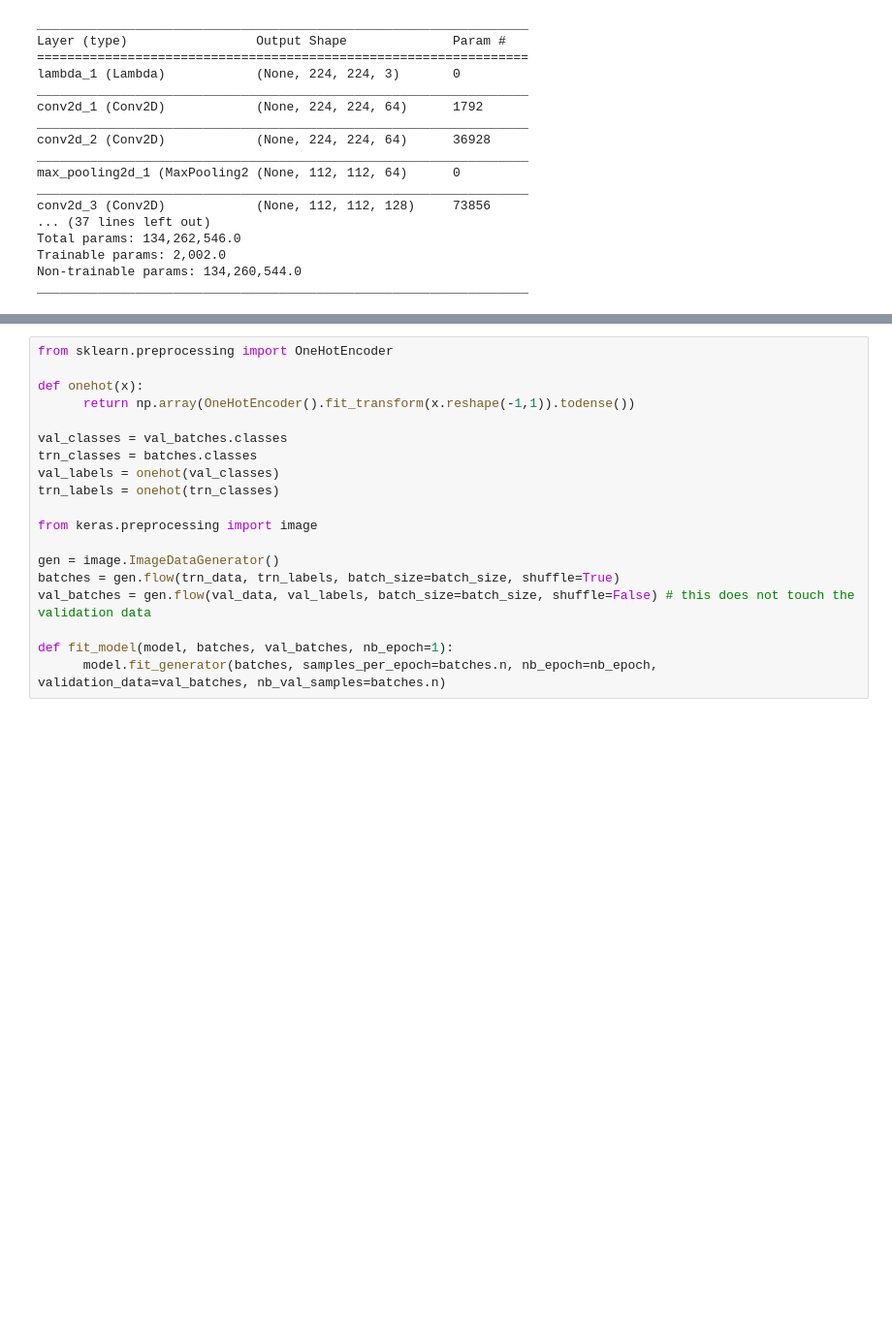
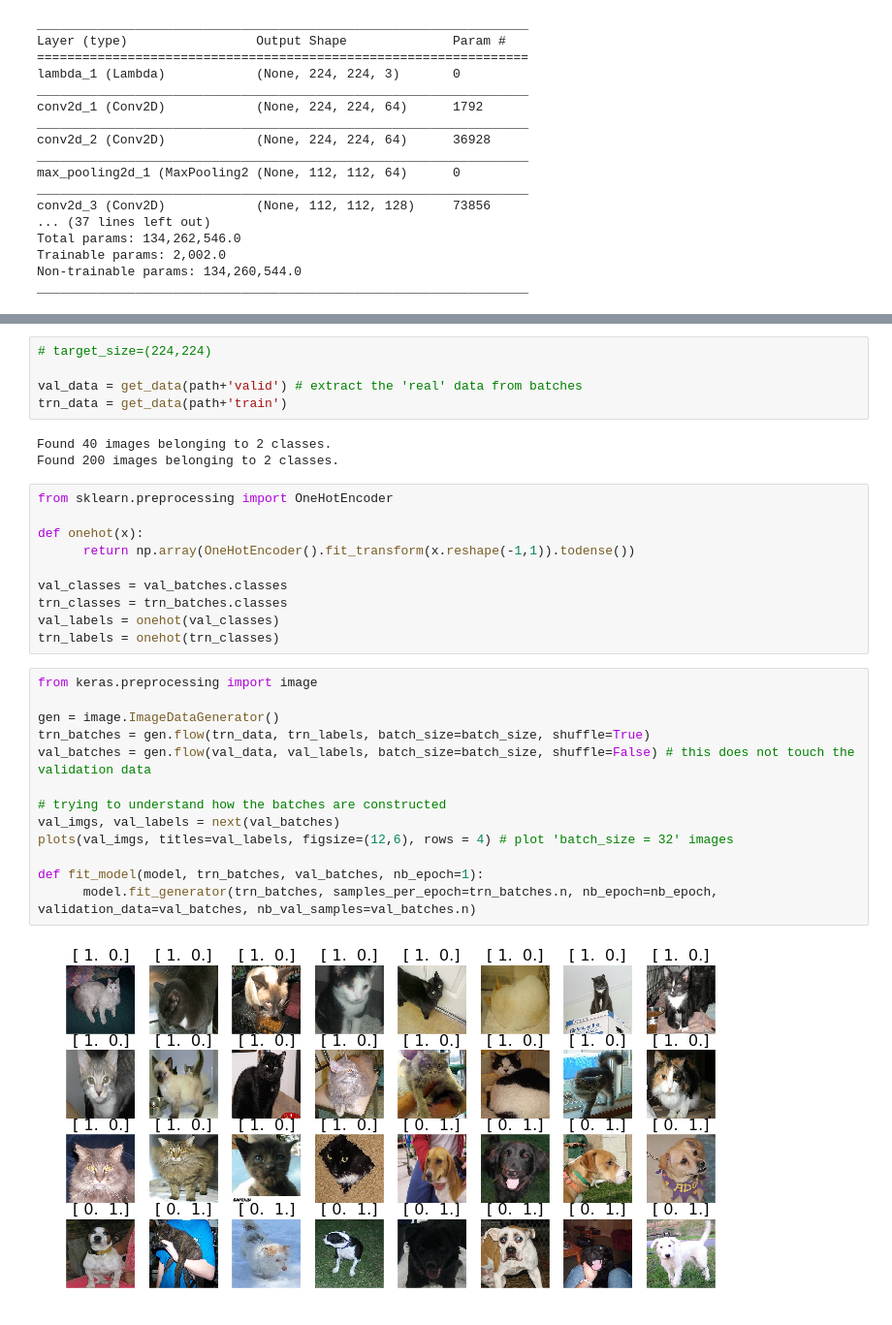
Before and after one commit to arielbenitah/fcn, a Jupyter notebook: vgg16_tests.ipynb, the cells around one changed output, grey strips where cells are left out. Shown at 97% size. Drawn from its saved outputs; the diff is of its cells as text; blank space fills up the shorter version.

```diff
--- a/vgg16_tests.ipynb
+++ b/vgg16_tests.ipynb
@@ -171,20 +168,34 @@ Found 200 images belonging to 2 classes.
+# %%
+# target_size=(224,224)
+
+val_data = get_data(path+'valid') # extract the 'real' data from batches
+trn_data = get_data(path+'train')
+# %% [output]
+Found 40 images belonging to 2 classes.
+Found 200 images belonging to 2 classes.
+# %%
+from sklearn.preprocessing import OneHotEncoder
+
+def onehot(x):
+      return np.array(OneHotEncoder().fit_transform(x.reshape(-1,1)).todense())
+
+val_classes = val_batches.classes
+trn_classes = trn_batches.classes
+val_labels = onehot(val_classes)
+trn_labels = onehot(trn_classes)
 # %%
-from sklearn.preprocessing import OneHotEncoder
-
-def onehot(x):
-      return np.array(OneHotEncoder().fit_transform(x.reshape(-1,1)).todense())
-
-val_classes = val_batches.classes
-trn_classes = batches.classes
-val_labels = onehot(val_classes)
-trn_labels = onehot(trn_classes)
-
 from keras.preprocessing import image
 
 gen = image.ImageDataGenerator()
-batches = gen.flow(trn_data, trn_labels, batch_size=batch_size, shuffle=True)
+trn_batches = gen.flow(trn_data, trn_labels, batch_size=batch_size, shuffle=True)
 val_batches = gen.flow(val_data, val_labels, batch_size=batch_size, shuffle=False) # this does not touch the validation data
 
-def fit_model(model, batches, val_batches, nb_epoch=1):
-      model.fit_generator(batches, samples_per_epoch=batches.n, nb_epoch=nb_epoch, validation_data=val_batches, nb_val_samples=batches.n)
+# trying to understand how the batches are constructed
+val_imgs, val_labels = next(val_batches)
+plots(val_imgs, titles=val_labels, figsize=(12,6), rows = 4) # plot 'batch_size = 32' images
+
+def fit_model(model, trn_batches, val_batches, nb_epoch=1):
+      model.fit_generator(trn_batches, samples_per_epoch=trn_batches.n, nb_epoch=nb_epoch, validation_data=val_batches, nb_val_samples=val_batches.n)
+# %% [output]
+[figure, added]
 # %%
```
Also changed, not shown: parts of 3 cells of this notebook.
